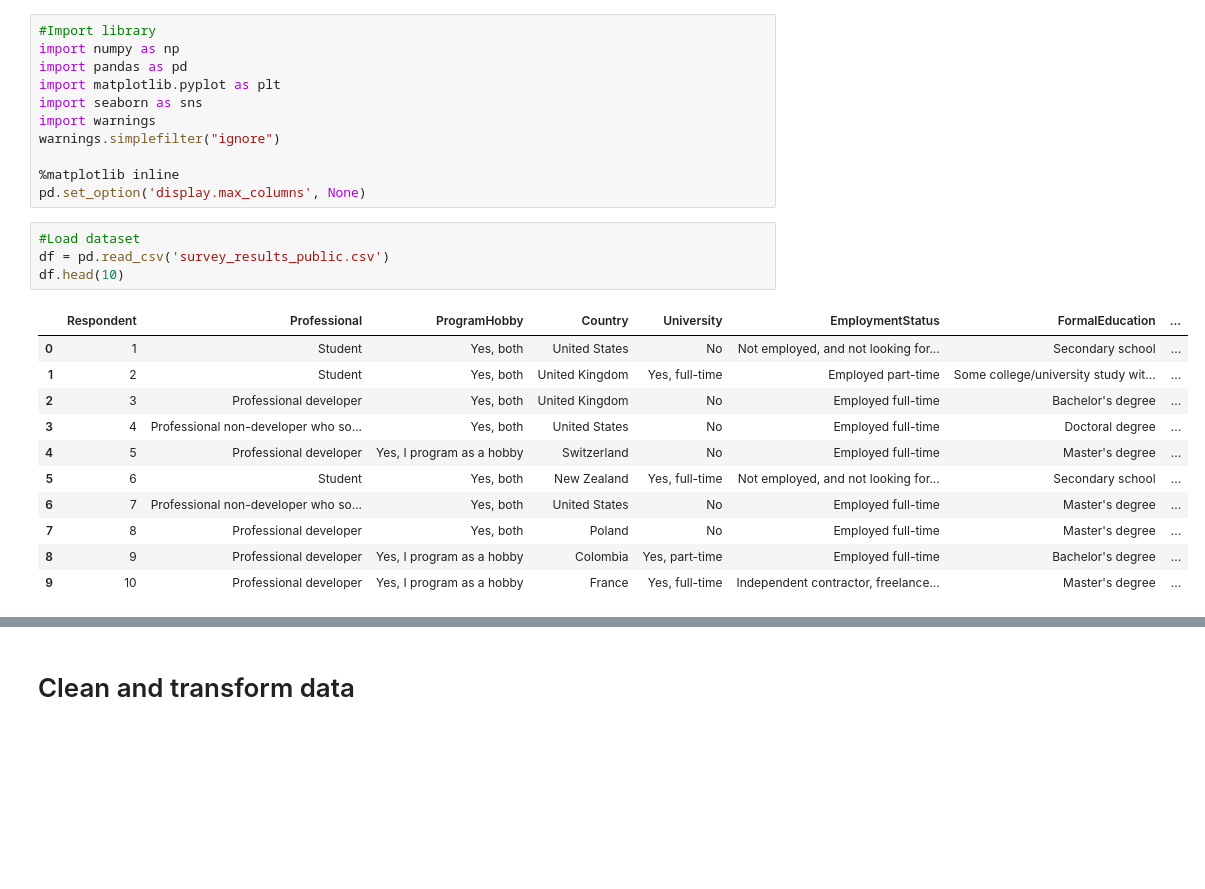
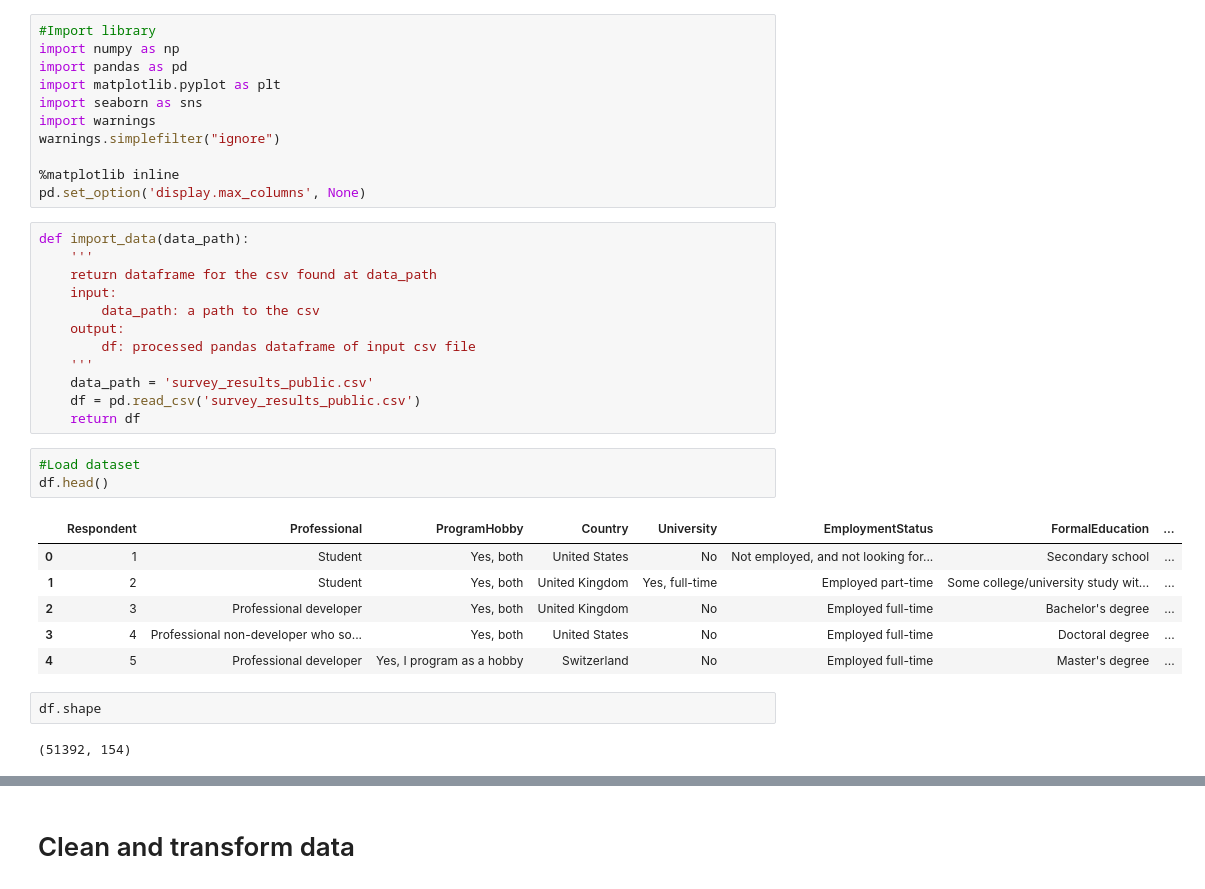
Before and after one commit to huyennguyen2602/udacity_ds, a Jupyter notebook: code.ipynb, the cells around one changed output, grey strips where cells are left out. Cells and saved outputs as stored; diff of their text form; blank space fills up the shorter version.

```diff
--- a/code.ipynb
+++ b/code.ipynb
@@ -11,19 +11,29 @@ warnings.simplefilter("ignore")
 
 %matplotlib inline
 pd.set_option('display.max_columns', None)
+# %%
+def import_data(data_path):
+    '''
+    return dataframe for the csv found at data_path
+    input:
+        data_path: a path to the csv
+    output:
+        df: processed pandas dataframe of input csv file
+    '''
+    data_path = 'survey_results_public.csv'
+    df = pd.read_csv('survey_results_public.csv')
+    return df
 # %%
 #Load dataset
-df = pd.read_csv('survey_results_public.csv')
-df.head(10)
+df.head()
 # %% [output]
 |  | Respondent | Professional | ProgramHobby | Country | University | EmploymentStatus | FormalEducation | ... |
 | 0 | 1 | Student | Yes, both | United States | No | Not employed, and not looking for... | Secondary school | ... |
 | 1 | 2 | Student | Yes, both | United Kingdom | Yes, full-time | Employed part-time | Some college/university study wit... | ... |
 | 2 | 3 | Professional developer | Yes, both | United Kingdom | No | Employed full-time | Bachelor's degree | ... |
 | 3 | 4 | Professional non-developer who so... | Yes, both | United States | No | Employed full-time | Doctoral degree | ... |
 | 4 | 5 | Professional developer | Yes, I program as a hobby | Switzerland | No | Employed full-time | Master's degree | ... |
-| 5 | 6 | Student | Yes, both | New Zealand | Yes, full-time | Not employed, and not looking for... | Secondary school | ... |
-| 6 | 7 | Professional non-developer who so... | Yes, both | United States | No | Employed full-time | Master's degree | ... |
-| 7 | 8 | Professional developer | Yes, both | Poland | No | Employed full-time | Master's degree | ... |
-| 8 | 9 | Professional developer | Yes, I program as a hobby | Colombia | Yes, part-time | Employed full-time | Bachelor's degree | ... |
-| 9 | 10 | Professional developer | Yes, I program as a hobby | France | Yes, full-time | Independent contractor, freelance... | Master's degree | ... |
+# %%
+df.shape
+# %% [output]
+(51392, 154)
```
Also changed, not shown: parts of 4 cells of this notebook.
